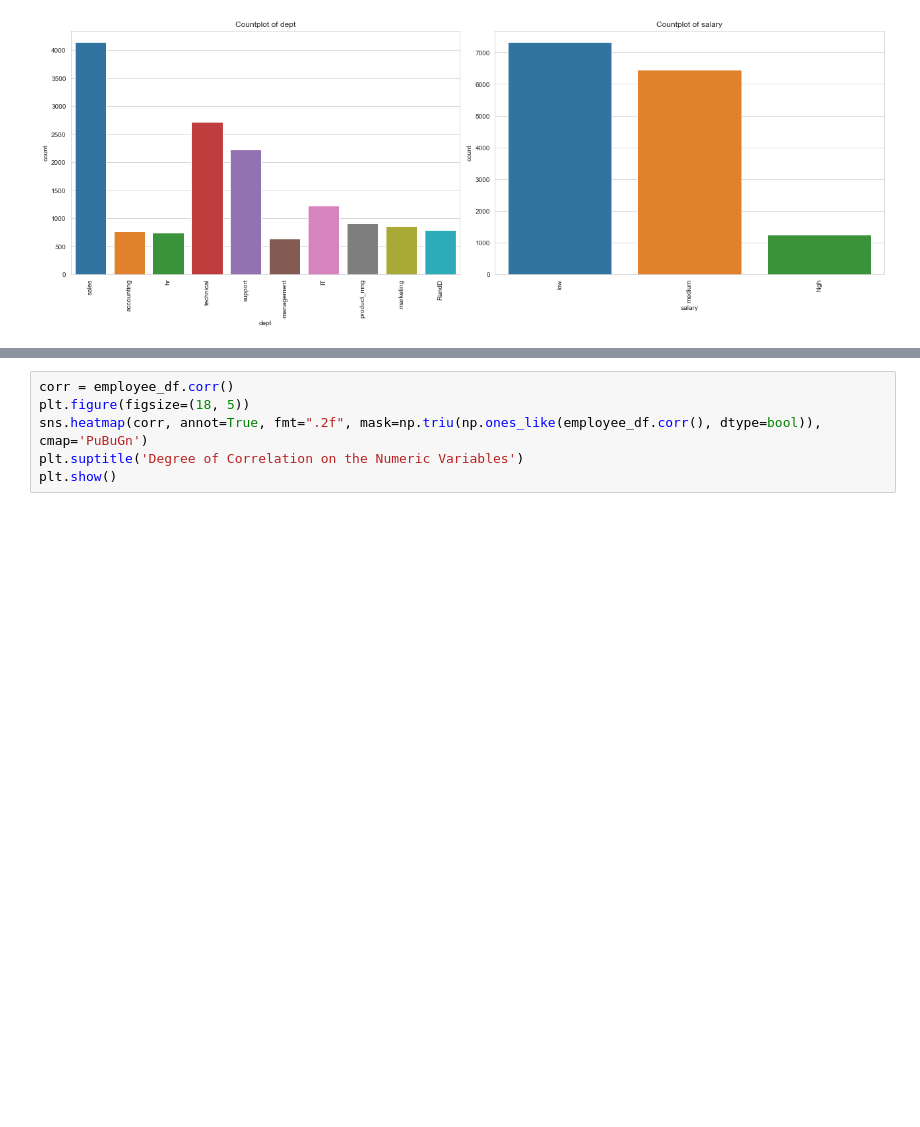
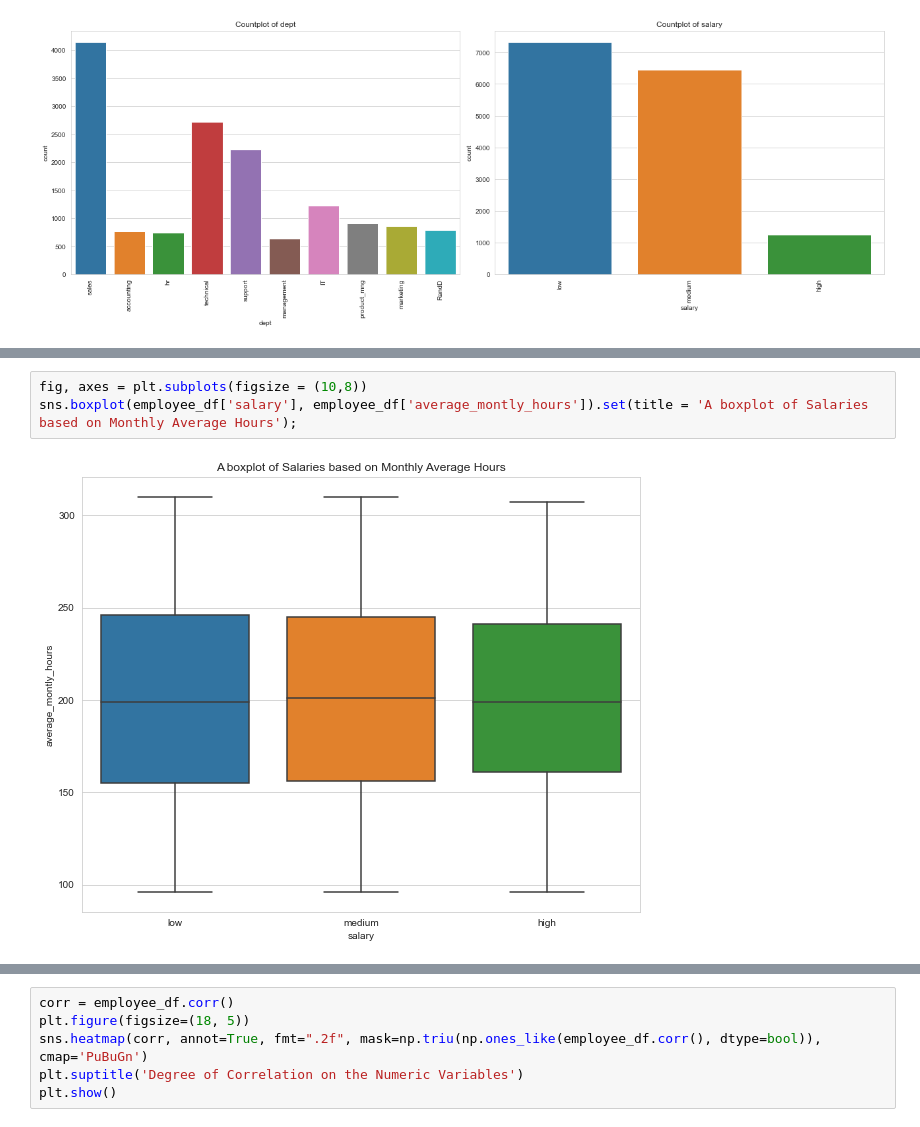
Before and after one commit to Jefest1/employee_attrition, a Jupyter notebook: employee_attrition.ipynb, the cells around one changed output, grey strips where cells are left out. Drawn from its saved outputs; the diff is of its cells as text; blank space fills up the shorter version.

```diff
--- a/employee_attrition.ipynb
+++ b/employee_attrition.ipynb
@@ -170,0 +188,5 @@ plt.show()
+# %%
+fig, axes = plt.subplots(figsize = (10,8))
+sns.boxplot(employee_df['salary'], employee_df['average_montly_hours']).set(title = 'A boxplot of Salaries based on Monthly Average Hours');
+# %% [output]
+[figure, added]
```
Also changed, not shown: parts of 19 cells of this notebook.
